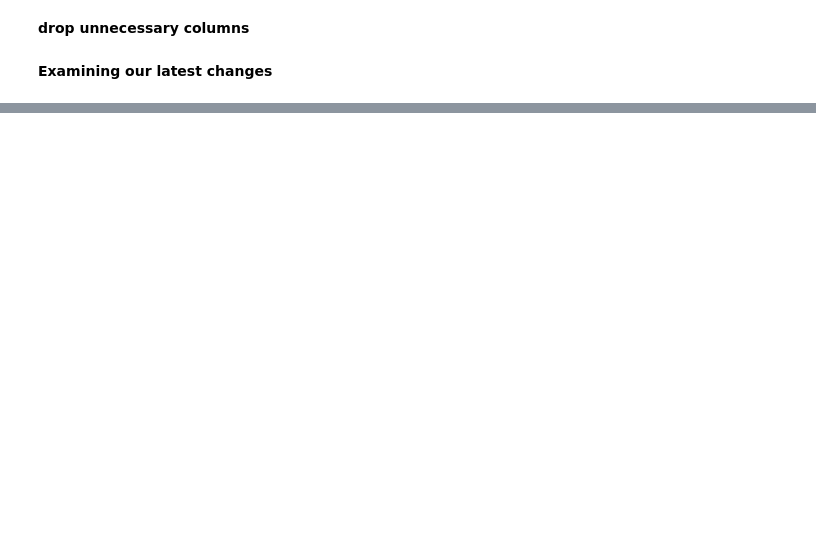
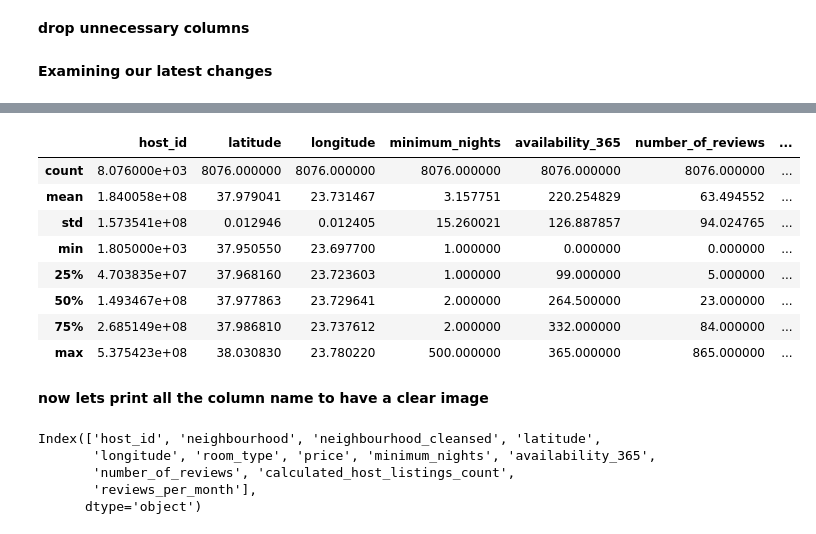
Before and after one commit to kostistzim/Airbnb-Athens-Data-Analysis, a Jupyter notebook: AirBnb_Athens_DataAnalysis.ipynb, the cells around one changed output, grey strips where cells are left out. Cells and saved outputs as stored; diff of their text form; code cells hidden in the pictures; blank space fills up the shorter version.

```diff
--- a/AirBnb_Athens_DataAnalysis.ipynb
+++ b/AirBnb_Athens_DataAnalysis.ipynb
@@ -153,0 +200,22 @@ airbnb.head(5)
+# %%
+airbnb.describe()
+# %% [output]
+|  | host_id | latitude | longitude | minimum_nights | availability_365 | number_of_reviews | ... |
+| count | 8.076000e+03 | 8076.000000 | 8076.000000 | 8076.000000 | 8076.000000 | 8076.000000 | ... |
+| mean | 1.840058e+08 | 37.979041 | 23.731467 | 3.157751 | 220.254829 | 63.494552 | ... |
+| std | 1.573541e+08 | 0.012946 | 0.012405 | 15.260021 | 126.887857 | 94.024765 | ... |
+| min | 1.805000e+03 | 37.950550 | 23.697700 | 1.000000 | 0.000000 | 0.000000 | ... |
+| 25% | 4.703835e+07 | 37.968160 | 23.723603 | 1.000000 | 99.000000 | 5.000000 | ... |
+| 50% | 1.493467e+08 | 37.977863 | 23.729641 | 2.000000 | 264.500000 | 23.000000 | ... |
+| 75% | 2.685149e+08 | 37.986810 | 23.737612 | 2.000000 | 332.000000 | 84.000000 | ... |
+| max | 5.375423e+08 | 38.030830 | 23.780220 | 500.000000 | 365.000000 | 865.000000 | ... |
+# %% [markdown]
+**now lets print all the column name to have a clear image**
+# %%
+airbnb.columns
+# %% [output]
+Index(['host_id', 'neighbourhood', 'neighbourhood_cleansed', 'latitude',
+       'longitude', 'room_type', 'price', 'minimum_nights', 'availability_365',
+       'number_of_reviews', 'calculated_host_listings_count',
+       'reviews_per_month'],
+      dtype='object')
```
Also changed, not shown: parts of 18 cells of this notebook.
